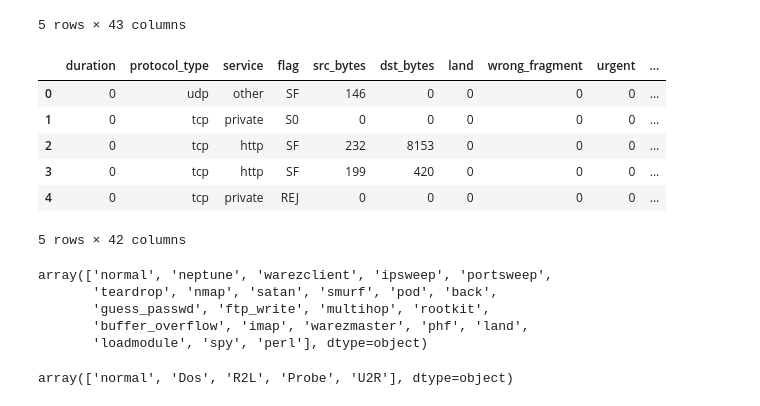
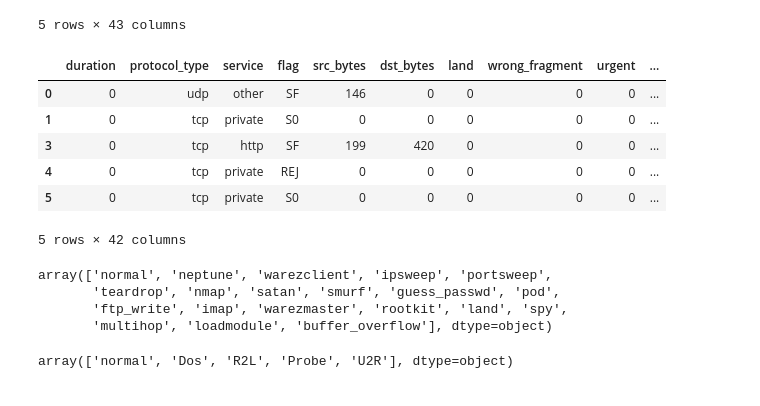
Before and after one commit to ahmedhamdi11/GRU, a Jupyter notebook: GRU-kdd_data.ipynb, the cells around one changed output. Saved outputs shown, nothing was run; the diff lists cells and outputs as text; code cells hidden in the pictures.

```diff
--- a/GRU-kdd_data.ipynb
+++ b/GRU-kdd_data.ipynb
@@ -21,19 +22,24 @@ data.head()
 # %%
 columns = (['duration','protocol_type','service','flag','src_bytes','dst_bytes','land','wrong_fragment','urgent','hot','num_failed_logins','logged_in','num_compromised','root_shell','su_attempted'
 ,'num_root','num_file_creations','num_shells','num_access_files','num_outbound_cmds','is_host_login','is_guest_login','count','srv_count','serror_rate','srv_serror_rate','rerror_rate','srv_rerror_rate','same_srv_rate','diff_srv_rate'
 ,'srv_diff_host_rate','dst_host_count','dst_host_srv_count','dst_host_same_srv_rate','dst_host_diff_srv_rate','dst_host_same_src_port_rate','dst_host_srv_diff_host_rate','dst_host_serror_rate',
 'dst_host_srv_serror_rate','dst_host_rerror_rate','dst_host_srv_rerror_rate','attack','level'])
 
 data.columns = columns
 data = data.drop('level', axis=1)
+
+# remove outliers
+data = data.drop(data[data['dst_bytes']>1500].index)
+data = data.drop(data[data['src_bytes']>750].index)
+
 data.head()
 # %% [output]
 |  | duration | protocol_type | service | flag | src_bytes | dst_bytes | land | wrong_fragment | urgent | ... |
 | 0 | 0 | udp | other | SF | 146 | 0 | 0 | 0 | 0 | ... |
 | 1 | 0 | tcp | private | S0 | 0 | 0 | 0 | 0 | 0 | ... |
-| 2 | 0 | tcp | http | SF | 232 | 8153 | 0 | 0 | 0 | ... |
 | 3 | 0 | tcp | http | SF | 199 | 420 | 0 | 0 | 0 | ... |
 | 4 | 0 | tcp | private | REJ | 0 | 0 | 0 | 0 | 0 | ... |
+| 5 | 0 | tcp | private | S0 | 0 | 0 | 0 | 0 | 0 | ... |
 5 rows × 42 columns
 # %%
 data.attack.unique()
@@ -41,10 +47,9 @@ data.attack.unique()
 # data.head()
 # %% [output]
 array(['normal', 'neptune', 'warezclient', 'ipsweep', 'portsweep',
-       'teardrop', 'nmap', 'satan', 'smurf', 'pod', 'back',
-       'guess_passwd', 'ftp_write', 'multihop', 'rootkit',
-       'buffer_overflow', 'imap', 'warezmaster', 'phf', 'land',
-       'loadmodule', 'spy', 'perl'], dtype=object)
+       'teardrop', 'nmap', 'satan', 'smurf', 'guess_passwd', 'pod',
+       'ftp_write', 'imap', 'warezmaster', 'rootkit', 'land', 'spy',
+       'multihop', 'loadmodule', 'buffer_overflow'], dtype=object)
 # %%
 # changing attack labels to their respective attack class
 def change_label(df):
```
Also changed, not shown: parts of 6 cells of this notebook, 1 other file.
